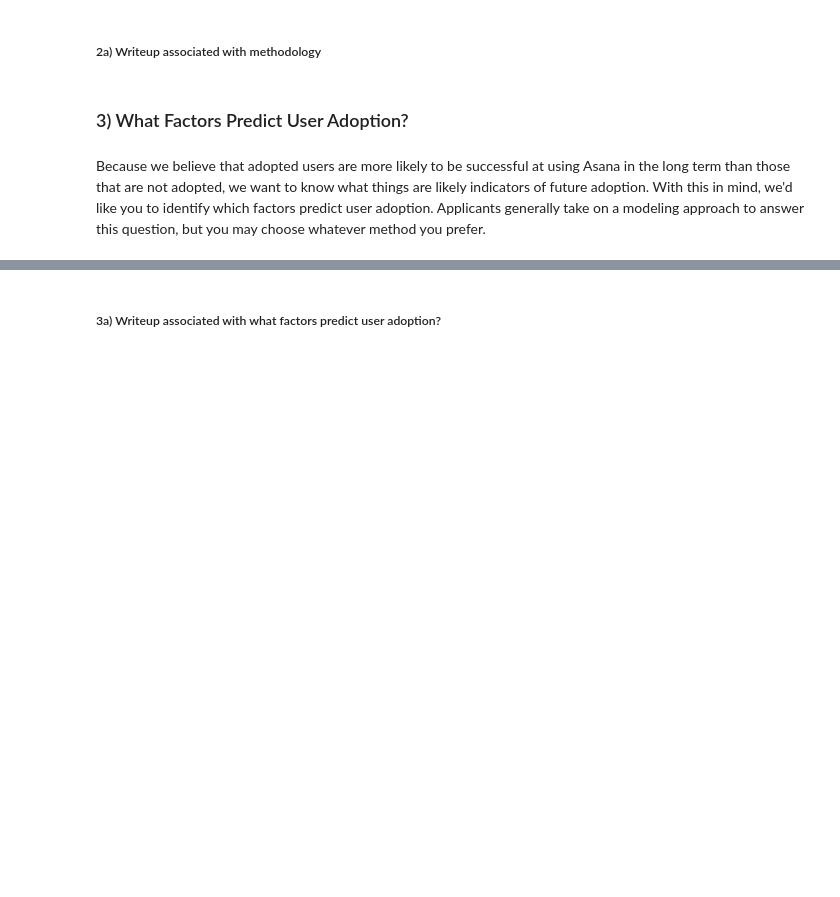
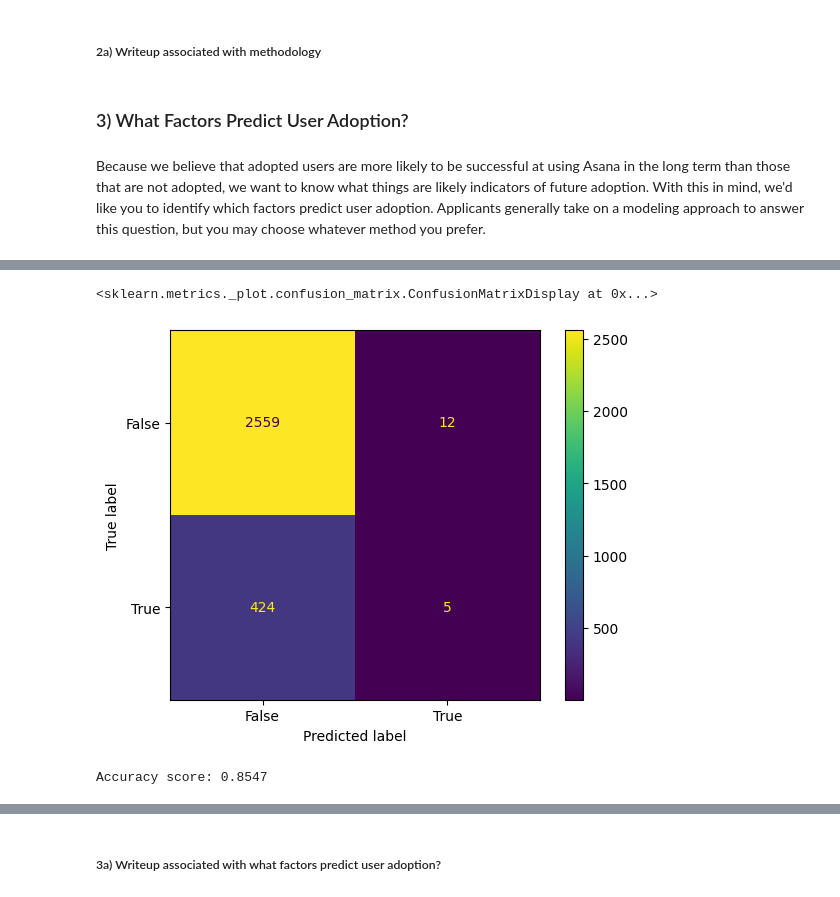
Before and after one commit to opheliasin/asana_summer2024_dsintern_takehome, a Jupyter notebook: Template for Asana Take Home Assessment.ipynb, the cells around one changed output, grey strips where cells are left out. Cells and saved outputs as stored; diff of their text form; code cells hidden in the pictures; blank space fills up the shorter version.

```diff
--- a/Template for Asana Take Home Assessment.ipynb
+++ b/Template for Asana Take Home Assessment.ipynb
@@ -222,0 +441,18 @@ Because we believe that adopted users are more likely to be successful at using
+# %%
+from sklearn.model_selection import train_test_split
+
+xvars = ['creation_date_year', 'creation_date_month', 'creation_date_day_of_week', 'opted_in_to_mailing_list', 'enabled_for_marketing_drip',
+         'org_id', 'creation_date_hour', 'is_invited',
+ 'creation_source_GUEST_INVITE',
+ 'creation_source_ORG_INVITE',
+ 'creation_source_PERSONAL_PROJECTS',
+ 'creation_source_SIGNUP',
+ 'creation_source_SIGNUP_GOOGLE_AUTH',
+ 'email_domain_Other',
+ 'email_domain_cuvox.de',
+ 'email_domain_gmail.com',
+ 'email_domain_gustr.com',
+ 'email_domain_hotmail.com',
+ 'email_domain_jourrapide.com',
+ 'email_domain_yahoo.com' ]
+yvar = 'has_adopted'
@@ -222,0 +479,2 @@ Because we believe that adopted users are more likely to be successful at using
+# %%
+merged_df['is_invited'] = merged_df['invited_by_user_id'] > 0
@@ -222,0 +501,2 @@ Because we believe that adopted users are more likely to be successful at using
+# %%
+encoded_df = pd.get_dummies(merged_df, columns=['creation_source', 'email_domain'])
@@ -222,0 +523,8 @@ Because we believe that adopted users are more likely to be successful at using
+# %%
+df_to_fit = encoded_df[xvars+[yvar]].dropna()
+
+X_train, X_test, y_train, y_test = train_test_split(
+    df_to_fit[xvars], df_to_fit[yvar], test_size = 0.25, random_state = 1)
+
+print(len(X_train), len(y_train) )
+print(len(X_test), len(y_test) )
@@ -222,0 +686,11 @@ Because we believe that adopted users are more likely to be successful at using
+# %%
+from sklearn.metrics import classification_report, confusion_matrix, accuracy_score, ConfusionMatrixDisplay
+
+ConfusionMatrixDisplay.from_predictions(y_test, y_pred)
+# %% [output]
+<sklearn.metrics._plot.confusion_matrix.ConfusionMatrixDisplay at 0x...>
+[figure, added]
+# %%
+print('Accuracy score: {:.4f}'.format(accuracy_score(y_test, y_pred)))
+# %% [output]
+Accuracy score: 0.8547
```
Also changed, not shown: parts of 50 cells of this notebook, 1 other file.
